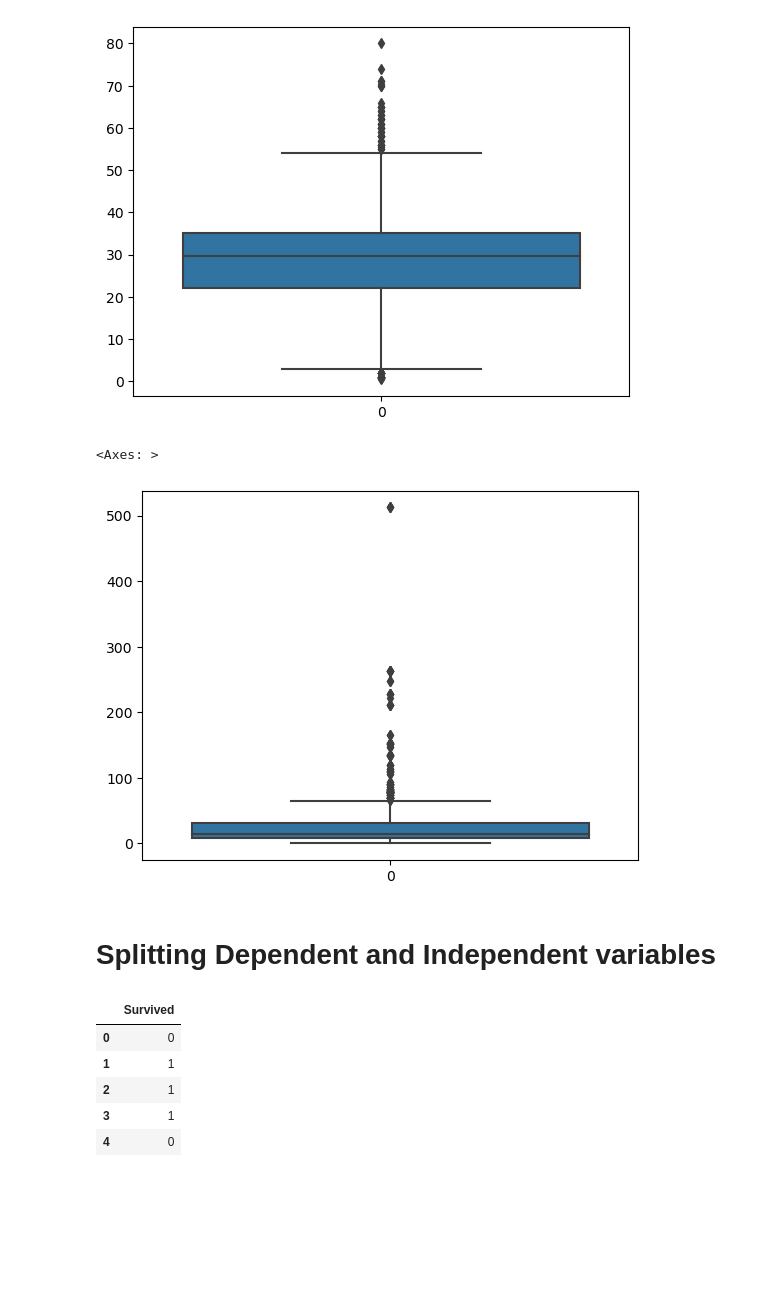
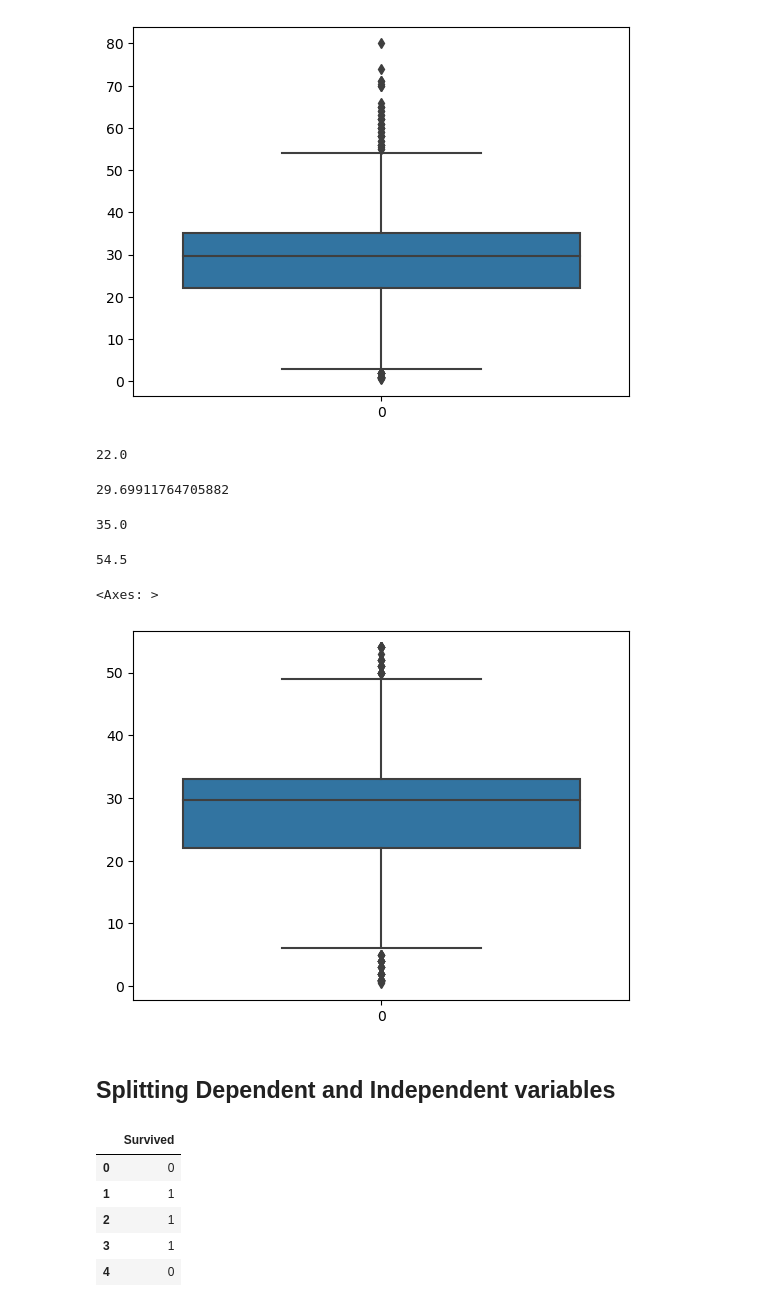
Before and after one commit to smartinternz02/SI-GuidedProject-581667-1694710963, a Jupyter notebook: Assignment 3.ipynb, the cells around one changed output. Cells and saved outputs as stored; diff of their text form; code cells hidden in the pictures; blank space fills up the shorter version.

```diff
--- a/Assignment 3.ipynb
+++ b/Assignment 3.ipynb
@@ -140,13 +149,37 @@ sns.boxplot(dataset.Age)
 # %% [output]
 <Axes: >
 [figure]
+# %%
+q1=dataset.Age.quantile(0.25)
+q1
+# %% [output]
+22.0
+# %%
+q2=dataset.Age.quantile(0.50)
+q2
+# %% [output]
+29.69911764705882
+# %%
+q3=dataset.Age.quantile(0.75)
+q3
+# %% [output]
+35.0
+# %%
+IQR=q3-q1
+# %%
+upper_limit=q3+1.5*IQR
+upper_limit
+# %% [output]
+54.5
+# %%
+dataset['Age']=np.where(dataset['Age']>upper_limit,30,dataset['Age'])
 # %%
-sns.boxplot(dataset.Fare)
+sns.boxplot(dataset.Age)
 # %% [output]
 <Axes: >
-[figure, old version]
+[figure, new version]
 # %% [markdown]
-# Splitting Dependent and Independent variables
+## Splitting Dependent and Independent variables
 # %%
 #datset.iloc[rows,column]
 x=dataset.iloc[:,3:13]
```
Also changed, not shown: parts of 17 cells of this notebook.
